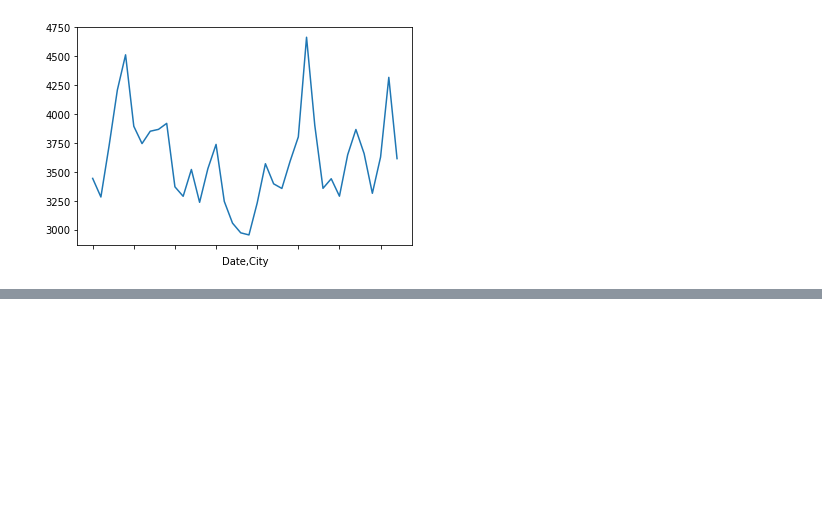
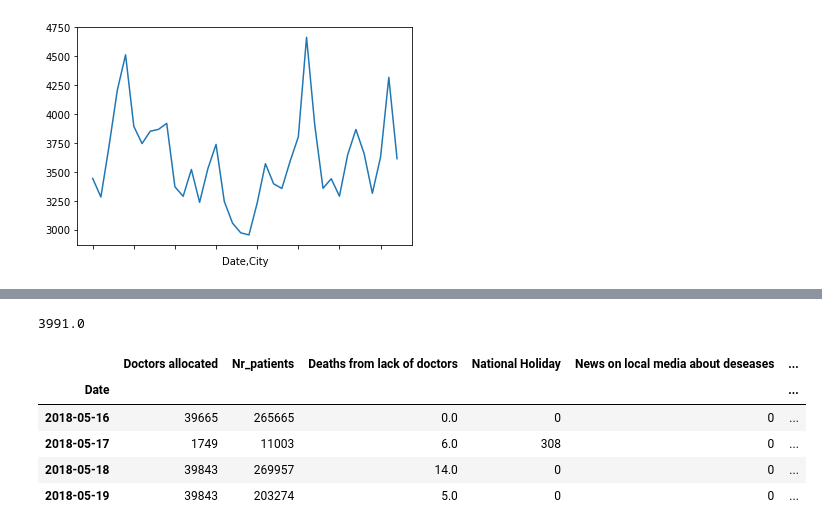
Before and after one commit to ruimgf/ldssa-hackathon-2, a Jupyter notebook: Rui_notebook.ipynb, the cells around one changed output, grey strips where cells are left out. Cells and saved outputs as stored; diff of their text form; code cells hidden in the pictures; blank space fills up the shorter version.

Commit message:
add apply function

```diff
--- a/Rui_notebook.ipynb
+++ b/Rui_notebook.ipynb
@@ -19,5 +24,6 @@ new_last_day_train = last_day_in_index - pd.DateOffset(days=4)
 new_first_day_test = last_day_in_index - pd.DateOffset(days=3)
 new_train = train.loc[idx[:new_last_day_train, :], :]
 new_test = train.loc[idx[new_first_day_test:, :], :]
+new_test = new_test.reset_index()
 # %%
 new_train = new_train[new_train['Hospital active']==1]
@@ -29,7 +43,5 @@ df.loc[idx[:,'Lisboa'],'Nr_patients'].plot()
 <matplotlib.axes._subplots.AxesSubplot at 0x...>
 [figure]
 # %%
-df_mean = df.groupby('City')['Nr_patients'].mean()
+df_mean = df.groupby('City')['Nr_patients'].max()
 df_mean = pd.DataFrame(df_mean)
-# %%
-df_mean['n_doctors'] = np.ceil(df_mean.Nr_patients / 15)
@@ -41,0 +48,15 @@ df_mean['n_doctors'] = np.ceil(df_mean.Nr_patients / 15)
+# %%
+new_test['n_doctors'] = new_test.apply(get_simple_pred, axis=1,args=(df_mean,))
+# %%
+print(error_function(new_test['Nr_patients'],new_test['n_doctors']))
+# %% [output]
+3991.0
+# %%
+new_test.groupby('Date').sum()
+# %% [output]
+|  | Doctors allocated | Nr_patients | Deaths from lack of doctors | National Holiday | News on local media about deseases | ... |
+| Date |  |  |  |  |  | ... |
+| 2018-05-16 | 39665 | 265665 | 0.0 | 0 | 0 | ... |
+| 2018-05-17 | 1749 | 11003 | 6.0 | 308 | 0 | ... |
+| 2018-05-18 | 39843 | 269957 | 14.0 | 0 | 0 | ... |
+| 2018-05-19 | 39843 | 203274 | 5.0 | 0 | 0 | ... |
```
Also changed, not shown: parts of 10 cells of this notebook, 2 other files.
